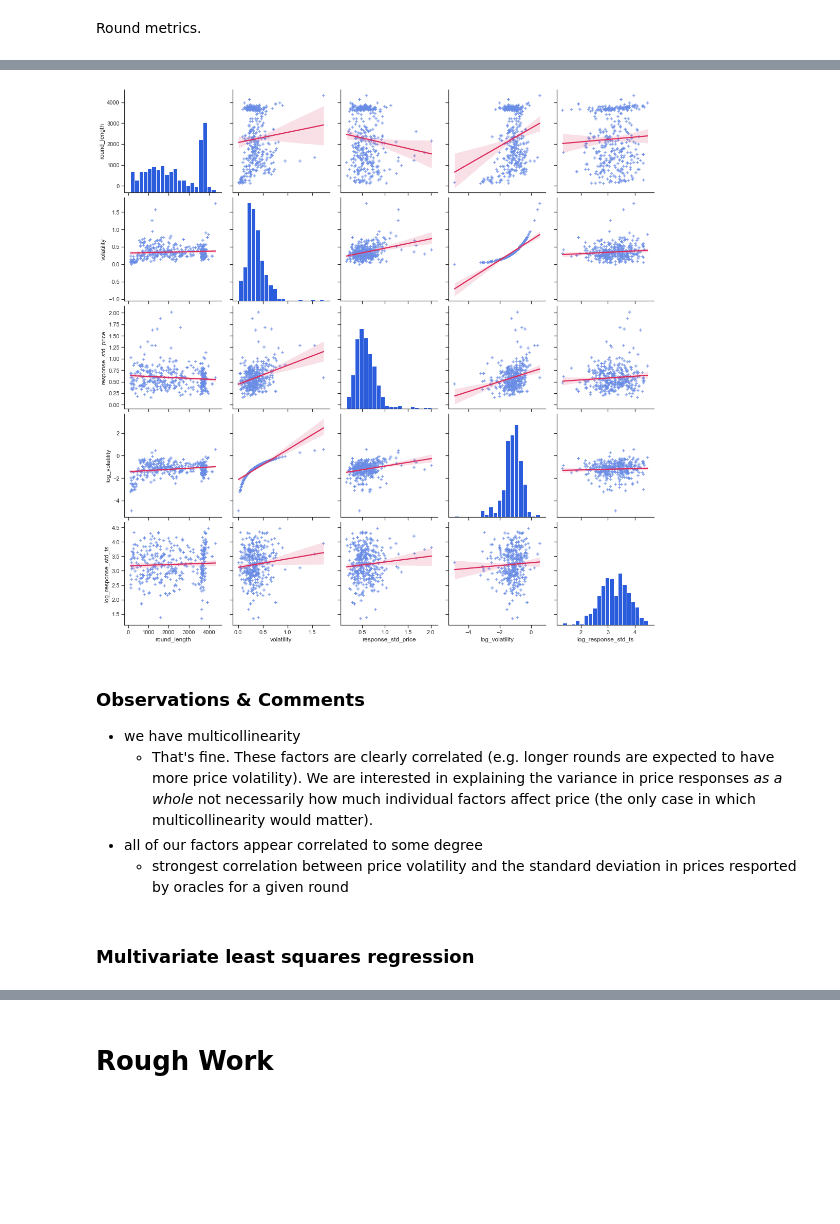
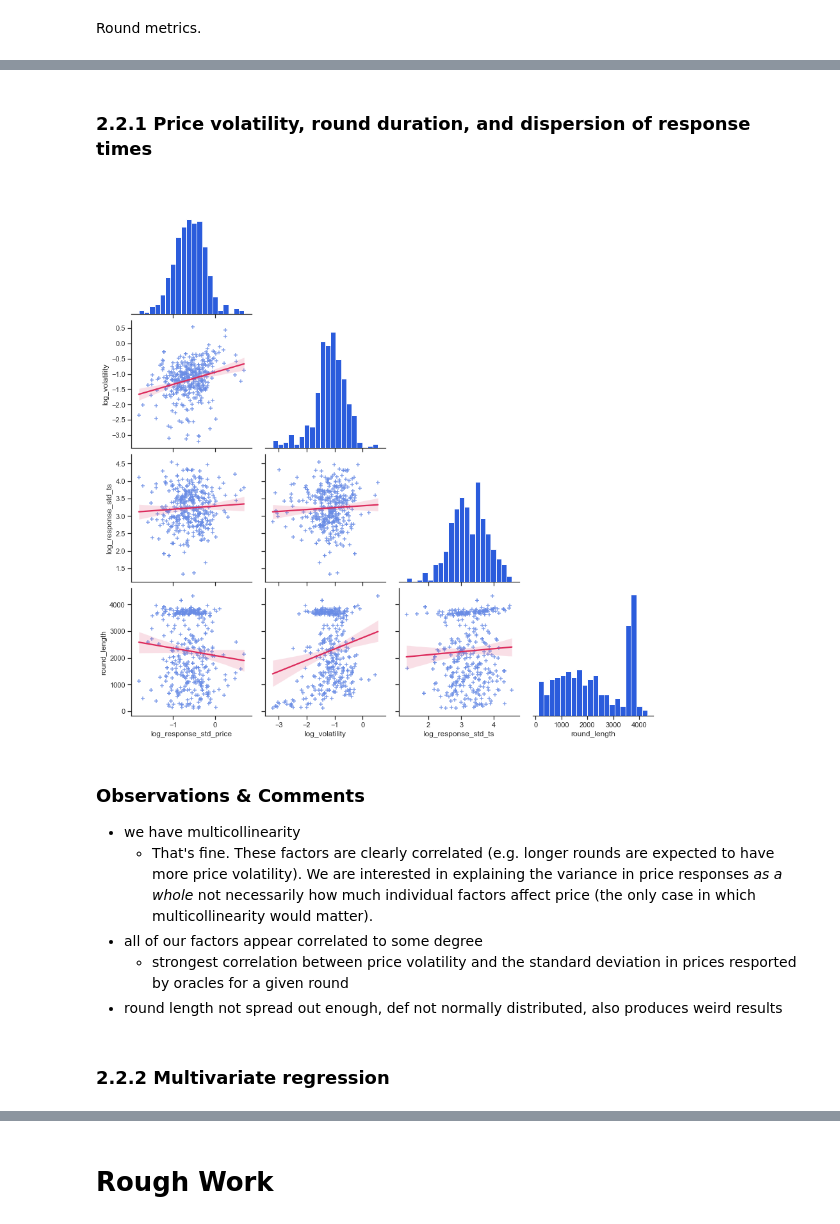
Before and after one commit to sassmilic/chainlink-price-contract-analysis, a Jupyter notebook: chainlink price feed analysis.ipynb, the cells around one changed output, grey strips where cells are left out. Drawn from its saved outputs; the diff is of its cells as text; code cells hidden in the pictures; blank space fills up the shorter version.

```diff
--- a/chainlink price feed analysis.ipynb
+++ b/chainlink price feed analysis.ipynb
@@ -360,31 +342,44 @@ df_rounds
+# %% [markdown]
+### 2.2.1 Price volatility, round duration, and dispersion of response times
 # %%
 '''
 adding some data:
 - we don't want timestamps to be the only measure of response times
 - timestamps are approximated from the block number where response is located
 - want to also include "block distance"
 '''
-df = df_rounds[['round_length', 'volatility', 'response_std_price']]
+df = pd.DataFrame()
+df['log_response_std_price'] = np.log(df_rounds['response_std_price'])
+df_rounds['log_volatility'] = np.log(df_rounds['volatility'])
+df['log_volatility'] = df_rounds['log_volatility']
+df['log_response_std_ts'] = np.log(df_rounds['response_std_ts'])
+df['round_length'] = df_rounds['round_length']
+
+# a few weird outliers
+df = df[df['log_volatility'] > -4]
+
 # add log(volatility)
-df['log_volatility'] = np.log(df_rounds['volatility'])
-df['log_response_std_ts'] = np.log(df_rounds['response_std_ts'])
+#df['log_volatility'] = np.log(df_rounds['volatility'])
+#df['log_response_std_ts'] = np.log(df_rounds['response_std_ts'])
 df = df.dropna()
 
 sns.set(style="ticks", color_codes=True)
 g = sns.pairplot(
     df, diag_kind="hist", kind="reg", markers="+", height=3,
     palette='Blues',
+    corner=True,
     diag_kws={'bins':20, 'color': CHAINLINK_BLUE},
     plot_kws={'color': CHAINLINK_BLUE_LIGHT, 'line_kws':{'color':RED}}
 )
 # %% [output]
-[figure, old version]
+[figure, new version]
 # %% [markdown]
 ### Observations \& Comments
 - we have multicollinearity
     - That's fine. These factors are clearly correlated (e.g. longer rounds are expected to have more price volatility). We are interested in explaining the variance in price responses *as a whole* not necessarily how much individual factors affect price (the only case in which multicollinearity would matter).
 - all of our factors appear correlated to some degree
     - strongest correlation between price volatility and the standard deviation in prices resported by oracles for a given round
+- round length not spread out enough, def not normally distributed, also produces weird results
 # %% [markdown]
-### Multivariate least squares regression
+### 2.2.2 Multivariate regression
 # %%
```
Also changed, not shown: parts of 85 cells of this notebook.
